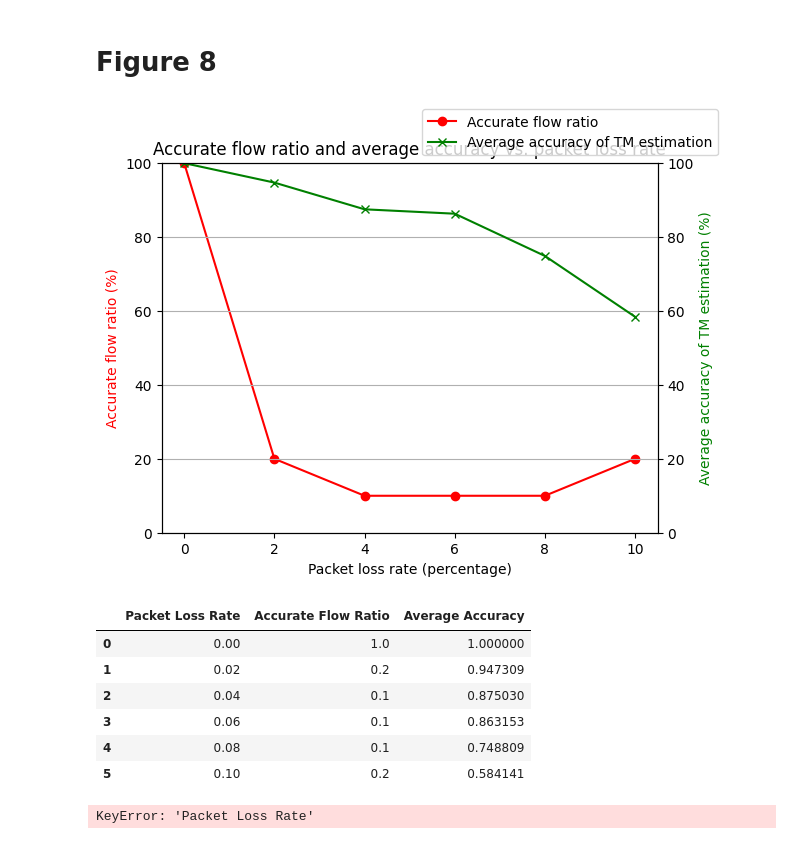
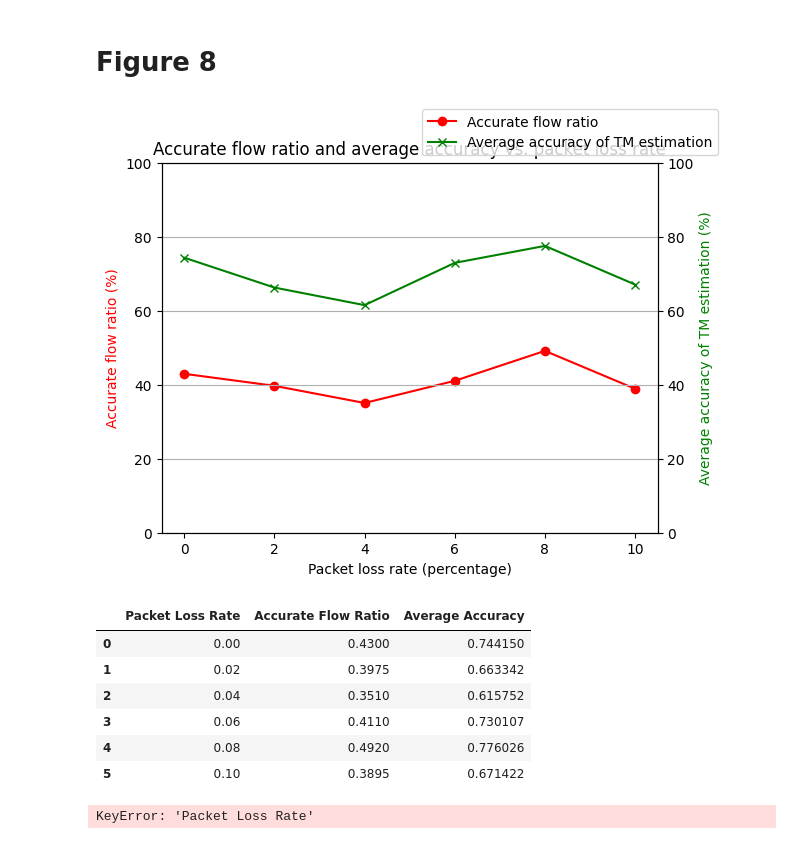
Before and after one commit to yalewoosoft/flowcover, a Jupyter notebook: figures.ipynb, the cells around one changed output. Cells and saved outputs as stored; diff of their text form; code cells hidden in the pictures.

Commit message:
add figure8_0.01 and adjust method of counting accuracy 0.01 as accurate

```diff
--- a/figures.ipynb
+++ b/figures.ipynb
@@ -325,11 +28,13 @@ def calculate_accurate_flow_ratio_and_average_accuracy(flow_stats_file, trafgen_
         total_flows += 1
         if flow_id in trafgen_stats:
             trafgen_stat = trafgen_stats[flow_id]
-            if flow_stat == trafgen_stat:
+            if trafgen_stat == 0:
+                continue
+            error_rate = abs(flow_stat - trafgen_stat) / trafgen_stat
+            accuracy = 1 - error_rate
+            if flow_stat == trafgen_stat or error_rate < 0.05:
                 accurate_flow_count += 1
 
-            error_rate = abs(flow_stat - trafgen_stat) / trafgen_stat
-            accuracy = 1 - error_rate
             accuracy_sum += accuracy
 
     accurate_flow_ratio = accurate_flow_count / total_flows if total_flows > 0 else 0
@@ -360,41 +65,41 @@ for ratio, flow_file, trafgen_file in zip(packet_loss_ratios, flow_stats_files,
 
 # Save results to a CSV file
 results_df = pd.DataFrame(results, columns=['Packet Loss Rate', 'Accurate Flow Ratio', 'Average Accuracy'])
 # Save results to CSV
 timestamp = time.strftime("%Y%m%d-%H%M%S")
 filename = f"data/accuracy_results_{timestamp}.csv"
 results_df.to_csv(filename, index=False)
 
 # Plot the results
 fig, ax1 = plt.subplots()
 
 ax2 = ax1.twinx()
 ax1.plot(results_df['Packet Loss Rate'] * 100, results_df['Accurate Flow Ratio'] * 100, 'r-', marker='o')
 ax2.plot(results_df['Packet Loss Rate'] * 100, results_df['Average Accuracy'] * 100, 'g-', marker='x')
 
 ax1.set_xlabel('Packet loss rate (percentage)')
 ax1.set_ylabel('Accurate flow ratio (%)', color='r')
 ax2.set_ylabel('Average accuracy of TM estimation (%)', color='g')
 
 plt.title('Accurate flow ratio and average accuracy vs. packet loss rate')
 ax1.set_ylim(0, 100)
 ax2.set_ylim(0, 100)
 
 fig.legend(['Accurate flow ratio', 'Average accuracy of TM estimation'], loc='upper right')
 plt.grid(True)
 plt.show()
 
 # Display the dataframe
 results_df
 # %% [output]
-[figure, old version]
+[figure, new version]
 |  | Packet Loss Rate | Accurate Flow Ratio | Average Accuracy |
-| 0 | 0.00 | 1.0 | 1.000000 |
-| 1 | 0.02 | 0.2 | 0.947309 |
-| 2 | 0.04 | 0.1 | 0.875030 |
-| 3 | 0.06 | 0.1 | 0.863153 |
-| 4 | 0.08 | 0.1 | 0.748809 |
-| 5 | 0.10 | 0.2 | 0.584141 |
+| 0 | 0.00 | 0.4300 | 0.744150 |
+| 1 | 0.02 | 0.3975 | 0.663342 |
+| 2 | 0.04 | 0.3510 | 0.615752 |
+| 3 | 0.06 | 0.4110 | 0.730107 |
+| 4 | 0.08 | 0.4920 | 0.776026 |
+| 5 | 0.10 | 0.3895 | 0.671422 |
 # %%
 # Adjust the plotting range and style to better display the y-axis for all packet loss rates
 fig, ax1 = plt.subplots()
```
Also changed, not shown: parts of 16 cells of this notebook, 1 other file.
